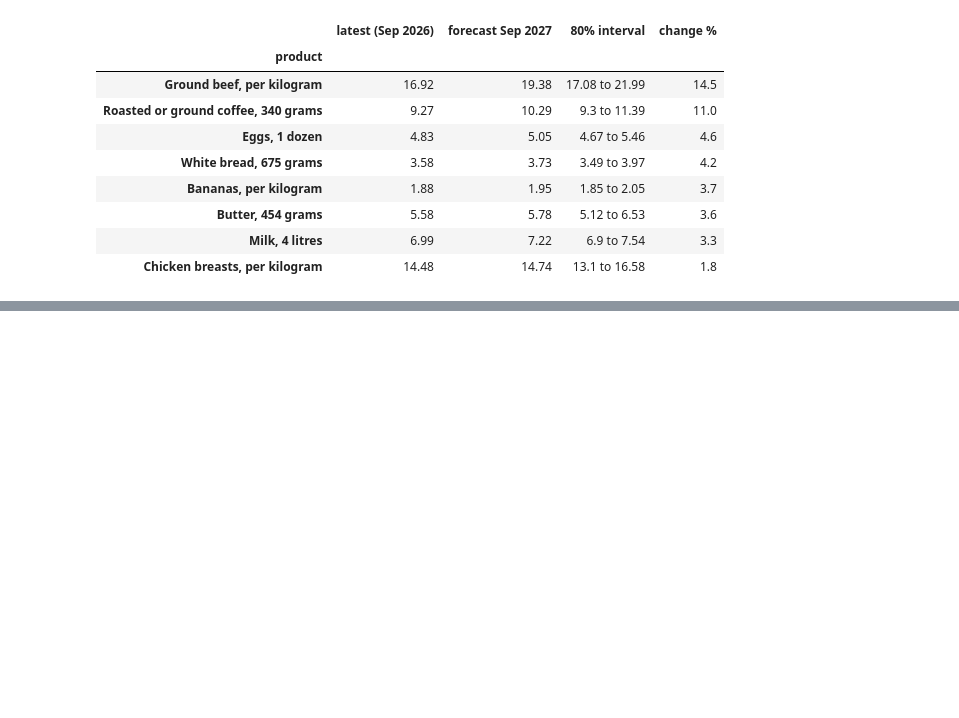
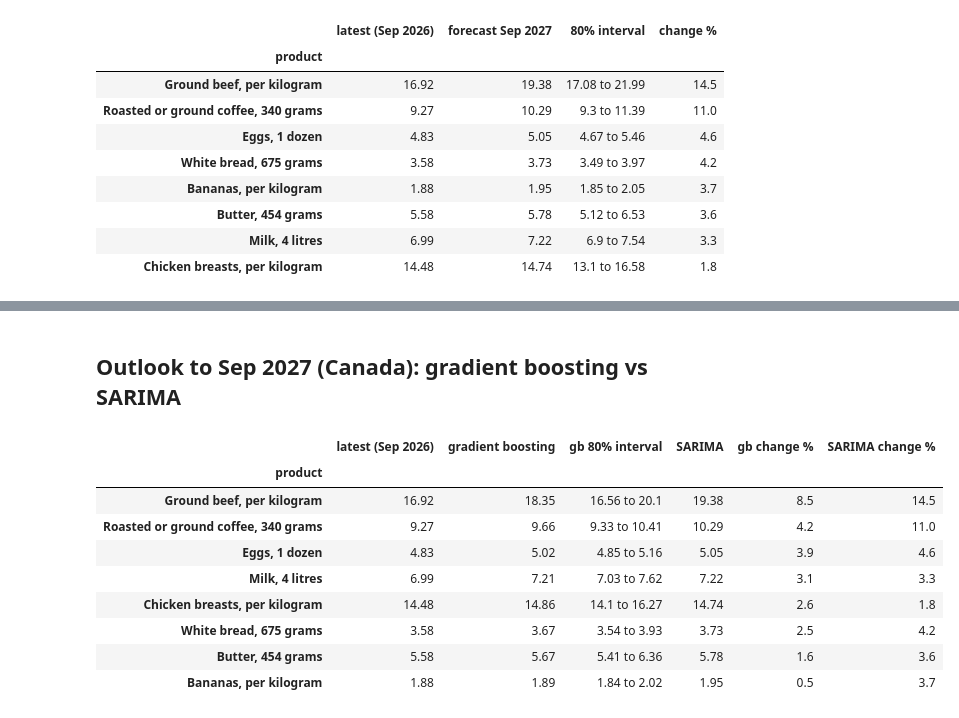
Before and after one commit to therealstephj/Canadian-Grocery-Price-Intelligence, a Jupyter notebook: notebooks/forecasting.ipynb, the cells around one changed output, grey strips where cells are left out. Saved outputs shown, nothing was run; the diff lists cells and outputs as text; code cells hidden in the pictures; blank space fills up the shorter version.

```diff
--- a/notebooks/forecasting.ipynb
+++ b/notebooks/forecasting.ipynb
@@ -171,0 +269,25 @@ A gradient-boosting model with lag features, scored on these same three folds, s
+# %% [markdown]
+## Outlook to Sep 2027 (Canada): gradient boosting vs SARIMA
+# %%
+g_end = gfc.sort_values("date").groupby("product").last()
+s_end = ca_fc.sort_values("date").groupby("product").last()
+compare = pd.DataFrame({
+    "latest (Sep 2026)": latest,
+    "gradient boosting": g_end["forecast"],
+    "gb 80% interval": g_end["lower_80"].round(2).astype(str) + " to " + g_end["upper_80"].round(2).astype(str),
+    "SARIMA": s_end["forecast"],
+})
+compare["gb change %"] = ((compare["gradient boosting"] / compare["latest (Sep 2026)"] - 1) * 100).round(1)
+compare["SARIMA change %"] = ((compare["SARIMA"] / compare["latest (Sep 2026)"] - 1) * 100).round(1)
+compare.round(2).sort_values("gb change %", ascending=False)
+# %% [output]
+|  | latest (Sep 2026) | gradient boosting | gb 80% interval | SARIMA | gb change % | SARIMA change % |
+| product |  |  |  |  |  |  |
+| Ground beef, per kilogram | 16.92 | 18.35 | 16.56 to 20.1 | 19.38 | 8.5 | 14.5 |
+| Roasted or ground coffee, 340 grams | 9.27 | 9.66 | 9.33 to 10.41 | 10.29 | 4.2 | 11.0 |
+| Eggs, 1 dozen | 4.83 | 5.02 | 4.85 to 5.16 | 5.05 | 3.9 | 4.6 |
+| Milk, 4 litres | 6.99 | 7.21 | 7.03 to 7.62 | 7.22 | 3.1 | 3.3 |
+| Chicken breasts, per kilogram | 14.48 | 14.86 | 14.1 to 16.27 | 14.74 | 2.6 | 1.8 |
+| White bread, 675 grams | 3.58 | 3.67 | 3.54 to 3.93 | 3.73 | 2.5 | 4.2 |
+| Butter, 454 grams | 5.58 | 5.67 | 5.41 to 6.36 | 5.78 | 1.6 | 3.6 |
+| Bananas, per kilogram | 1.88 | 1.89 | 1.84 to 2.02 | 1.95 | 0.5 | 3.7 |
```
Also changed, not shown: parts of 13 cells of this notebook, 5 other files.
